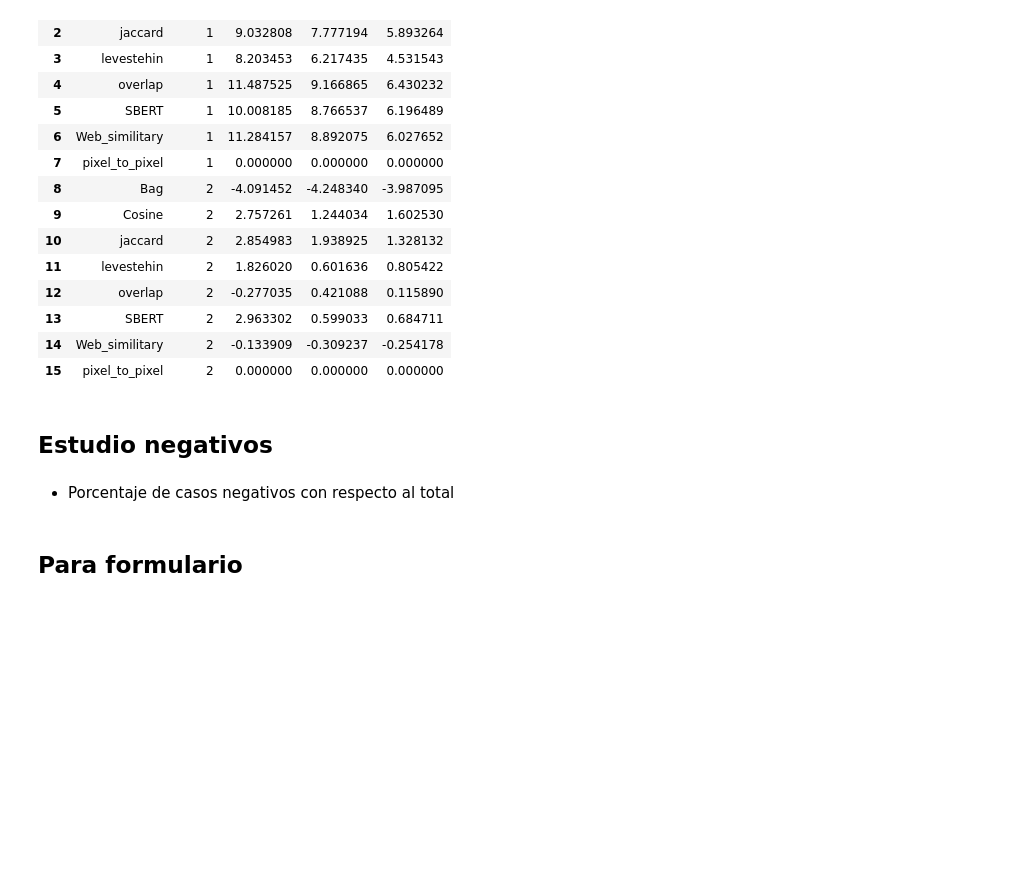
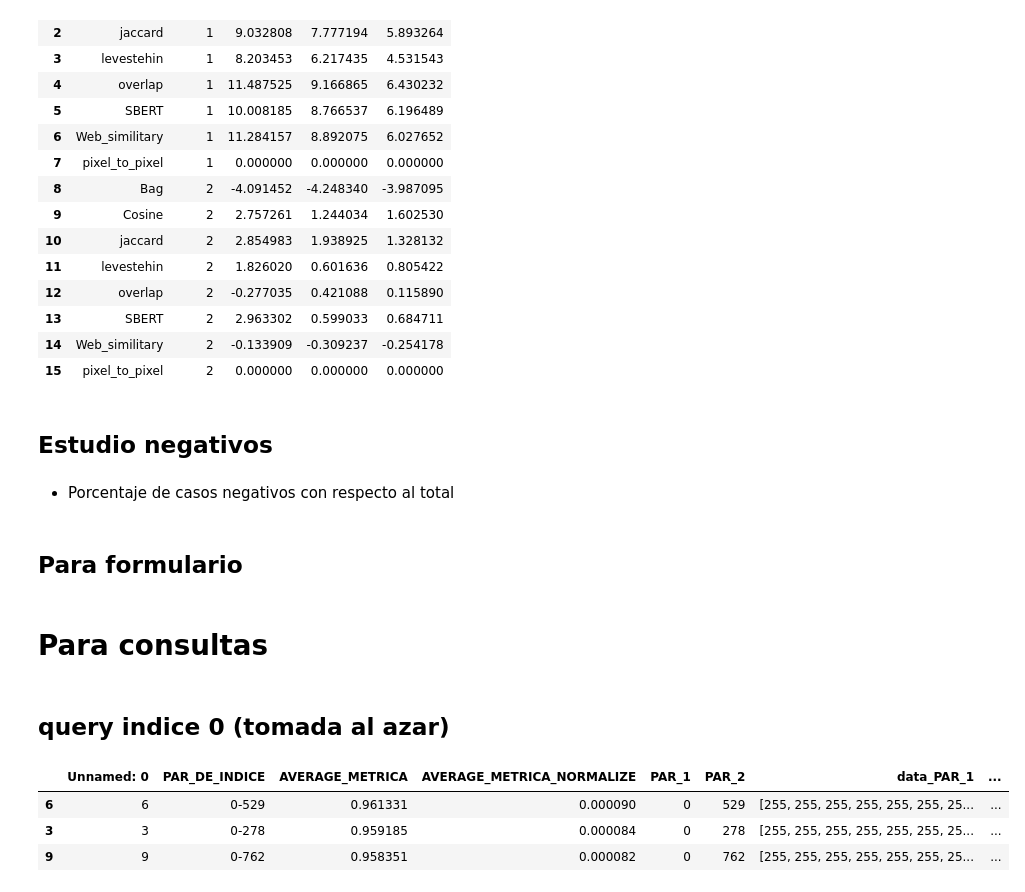
Before and after one commit to angelldavidd/Trabajo, a Jupyter notebook: 9.2-procesing-metricas_RMSE.ipynb, the cells around one changed output. Saved outputs shown, nothing was run; the diff lists cells and outputs as text; code cells hidden in the pictures; blank space fills up the shorter version.

Commit message:
Querys consultas

```diff
--- a/9.2-procesing-metricas_RMSE.ipynb
+++ b/9.2-procesing-metricas_RMSE.ipynb
@@ -1585,3 +1601,14 @@ data.to_csv("Estudio_negativos.csv")
 # %%
 
 dataset_animal_respuestas_completo_bytes_reparado.to_pickle("dataset_animal_completo_info_respuesta_for_3.pkl")
+# %% [markdown]
+# Para consultas
+# %% [markdown]
+## query indice 0 (tomada al azar)
+# %%
+funcion_k(diccionario_datasets_filtro_1["salida_animal_overlap"],0,3,"salida_animal_overlap")
+# %% [output]
+|  | Unnamed: 0 | PAR_DE_INDICE | AVERAGE_METRICA | AVERAGE_METRICA_NORMALIZE | PAR_1 | PAR_2 | data_PAR_1 | ... |
+| 6 | 6 | 0-529 | 0.961331 | 0.000090 | 0 | 529 | [255, 255, 255, 255, 255, 255, 25... | ... |
+| 3 | 3 | 0-278 | 0.959185 | 0.000084 | 0 | 278 | [255, 255, 255, 255, 255, 255, 25... | ... |
+| 9 | 9 | 0-762 | 0.958351 | 0.000082 | 0 | 762 | [255, 255, 255, 255, 255, 255, 25... | ... |
```
Also changed, not shown: parts of 12 cells of this notebook, 1 other file.
